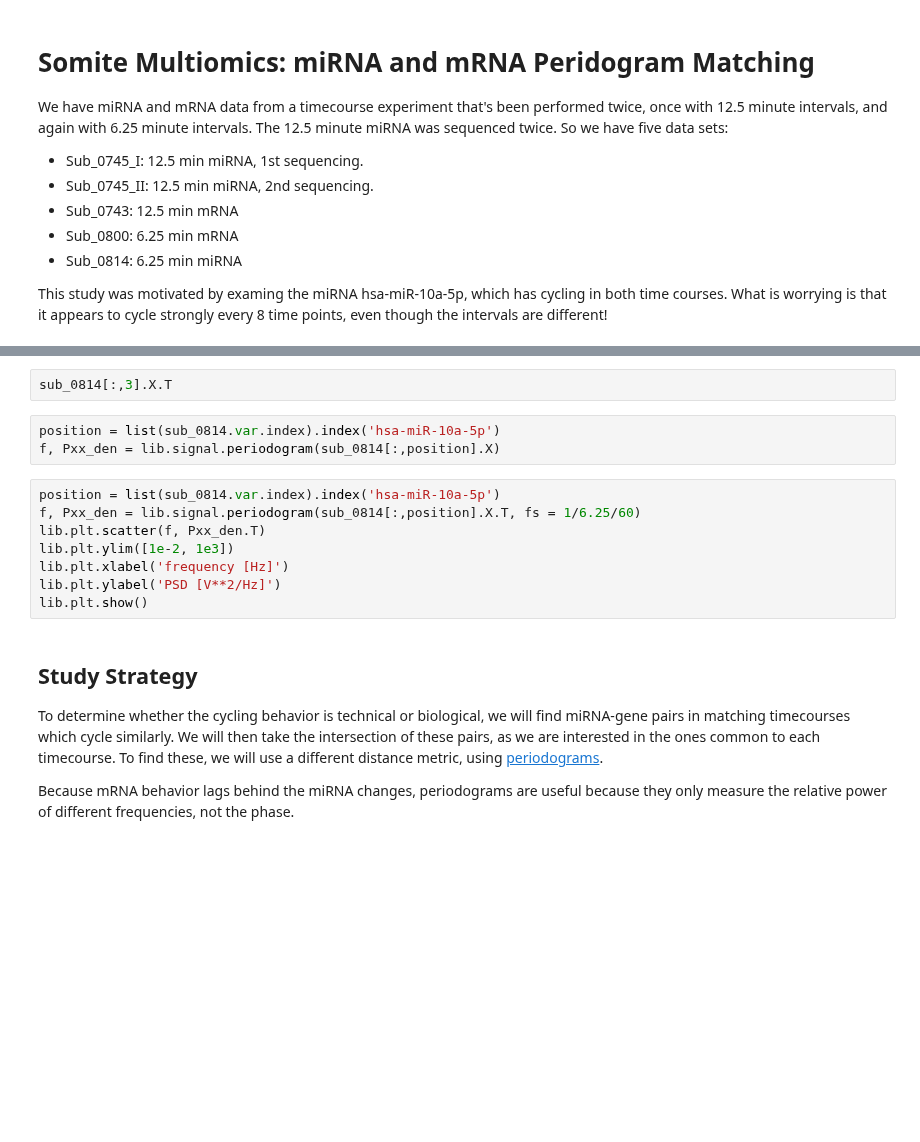
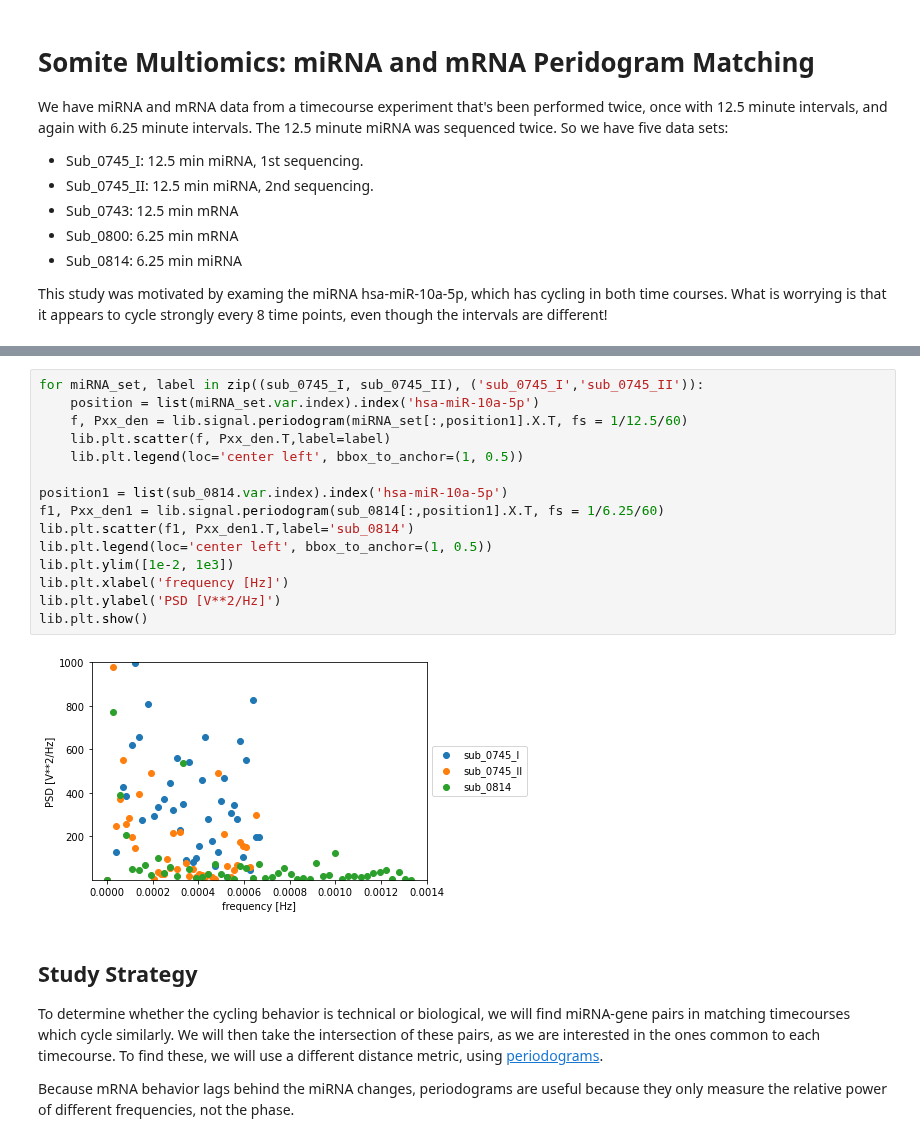
Before and after one commit to JohnWSteill/jlab_proj, a Jupyter notebook: Somite_Cycle_Study.ipynb, the cells around one changed output, grey strips where cells are left out. Drawn from its saved outputs; the diff is of its cells as text; blank space fills up the shorter version.

```diff
--- a/Somite_Cycle_Study.ipynb
+++ b/Somite_Cycle_Study.ipynb
@@ -33,16 +41,20 @@ lib.plt.title("hsa-miR-10a-5p Under Three Time Courses")
-# %%
-sub_0814[:,3].X.T
-# %%
-position = list(sub_0814.var.index).index('hsa-miR-10a-5p')
-f, Pxx_den = lib.signal.periodogram(sub_0814[:,position].X)
 # %%
-position = list(sub_0814.var.index).index('hsa-miR-10a-5p')
-f, Pxx_den = lib.signal.periodogram(sub_0814[:,position].X.T, fs = 1/6.25/60)
-lib.plt.scatter(f, Pxx_den.T)
+for miRNA_set, label in zip((sub_0745_I, sub_0745_II), ('sub_0745_I','sub_0745_II')):
+    position = list(miRNA_set.var.index).index('hsa-miR-10a-5p')
+    f, Pxx_den = lib.signal.periodogram(miRNA_set[:,position1].X.T, fs = 1/12.5/60)
+    lib.plt.scatter(f, Pxx_den.T,label=label)
+    lib.plt.legend(loc='center left', bbox_to_anchor=(1, 0.5))
+
+position1 = list(sub_0814.var.index).index('hsa-miR-10a-5p')
+f1, Pxx_den1 = lib.signal.periodogram(sub_0814[:,position1].X.T, fs = 1/6.25/60)
+lib.plt.scatter(f1, Pxx_den1.T,label='sub_0814')
+lib.plt.legend(loc='center left', bbox_to_anchor=(1, 0.5))
 lib.plt.ylim([1e-2, 1e3])
 lib.plt.xlabel('frequency [Hz]')
 lib.plt.ylabel('PSD [V**2/Hz]')
 lib.plt.show()
+# %% [output]
+[figure, added]
 # %% [markdown]
 ## Study Strategy
 
```
Also changed, not shown: parts of 2 cells of this notebook.
